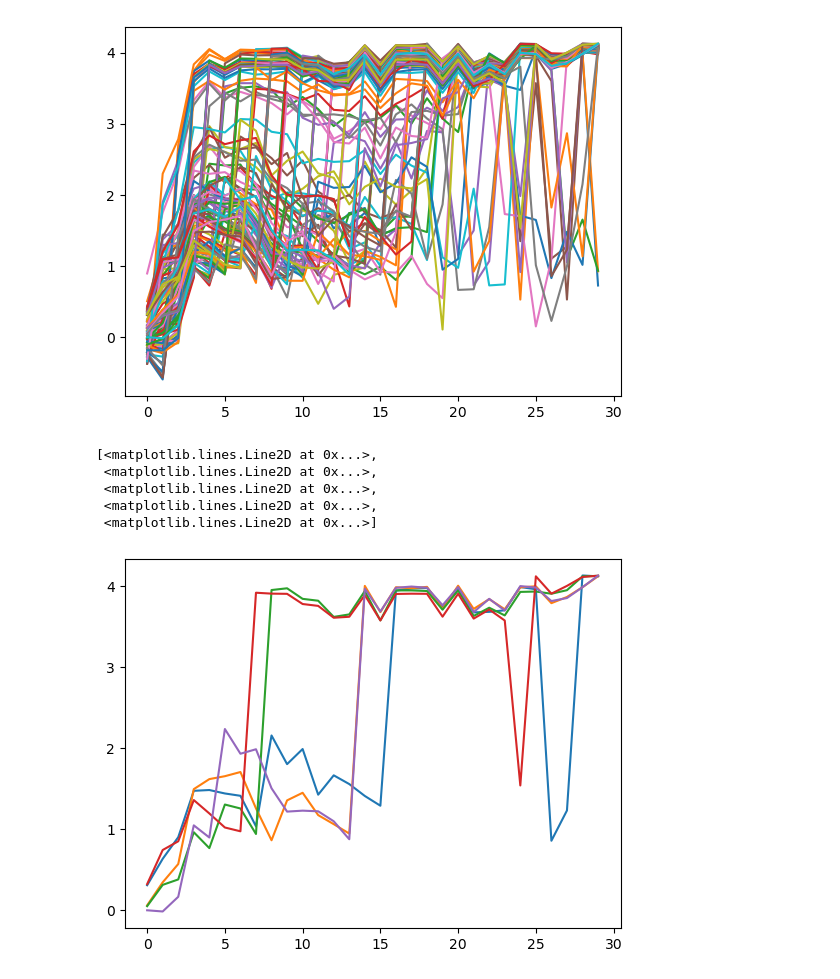
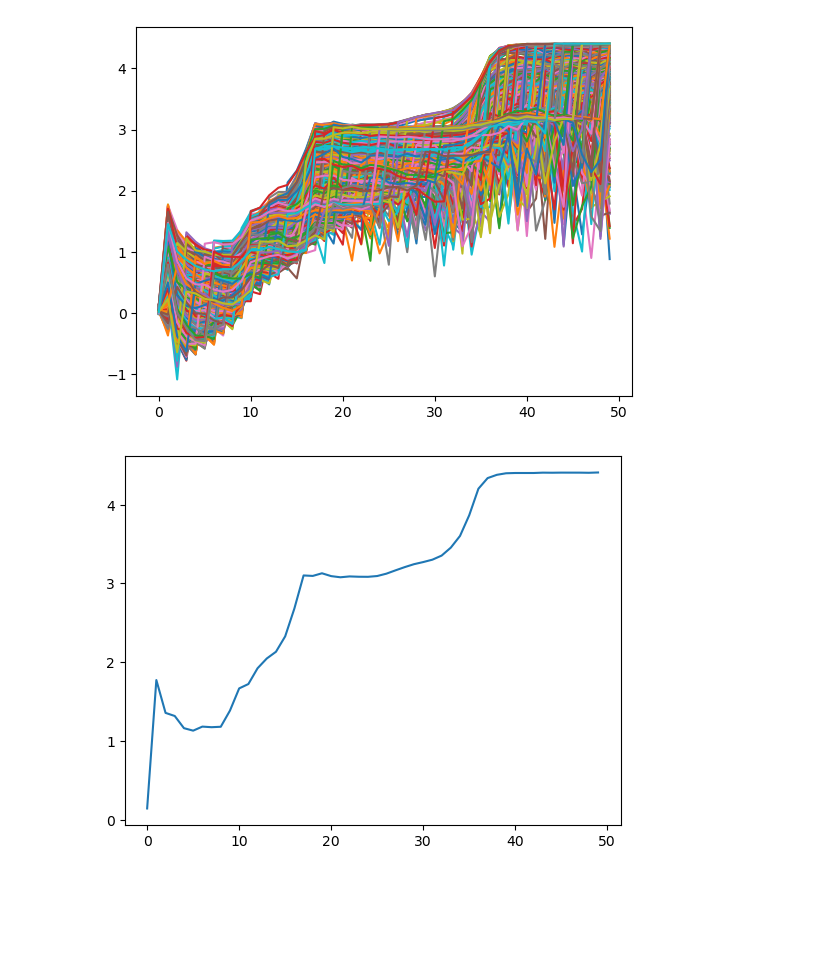
Before and after one commit to naqib-a/MATH-70141, a Jupyter notebook: CW/iterated game.ipynb, the cells around one changed output. Drawn from its saved outputs; the diff is of its cells as text; code cells hidden in the pictures; blank space fills up the shorter version.

Commit message:
900m graph

```diff
--- a/CW/iterated game.ipynb
+++ b/CW/iterated game.ipynb
@@ -60,5 +60,5 @@ strategies = [insist, compromise, titfortat,
 # %%
-def game(strategy_A, strategy_B, N, priorities=[A, B],):
+def game(strategy_A, strategy_B, N, priorities=[A, B]):
     priorities = np.array(priorities)
     choices = [[], []]
     for _ in range(N):
@@ -68,7 +68,7 @@ def game(strategy_A, strategy_B, N, priorities=[A, B],):
         choices[1].append(b)
     return np.transpose(np.array(choices))
 # %%
-choices = game(prioritised, compromise, N=100)
+choices = game(considerate, considerate, N=100)
 fig, ax = plt.subplots(3)
 fig.set_figheight(10)
 
@@ -148,61 +164,55 @@ array([[[1, 1],
 # %%
-def p_evolution(M, N, Q, replaced, rate):
+def p_evolution(M, N, Q, replaced, rate, priorities=[A, B]):
     scores = np.zeros([Q, M])
-    p = gen.uniform(size=[M, 4])
-    # p[0] = [0,1,0,1]
+    p = gen.uniform(size=[M, 3, 4])
     replaced = int(M * replaced)
 
     for k in range(Q):
         for i in range(M):
-            def s1(x): return stochastic(x, p[i])
+            def s1(x, y): return stochastic(x, p[i], y)
             for s2 in strategies:
+                payoffA = mean_payoffs(s1, s2, N=N)
+                # payoffB = mean_payoffs(s2, s1, N=N)
+                scores[k, i] += payoffA[0]
+                # scores[k, i] += payoffB[1]
 
-                payoffA = mean_payoffs(s1, s2, N=N)
-                payoffB = mean_payoffs(s2, s1, N=N)
-                scores[k, i] += payoffA[0]
-                scores[k, i] += payoffB[1]
-
-            for j in range(1,replaced+1):
+            for j in range(1, replaced+1):
                 if k == 0:
                     break
 
-                def s2(x): return stochastic(x, p[inds[-j]])
+                def s2(x, y): return stochastic(x, p[inds[-j]], y)
 
-                payoffA = mean_payoffs(s1, s2, N=N)
-                payoffB = mean_payoffs(s2, s1, N=N)
+                payoffA = mean_payoffs(s1, s2, N=N, priorities=priorities)
+                # payoffB = mean_payoffs(s2, s1, N=N, priorities=priorities)
                 scores[k, i] += payoffA[0]
-                scores[k, i] += payoffB[1]
+                # scores[k, i] += payoffB[1]
 
         inds = np.argsort(scores[k])
         p[inds[:replaced]] = np.clip(
-            p[inds[-replaced:]] + gen.normal(scale=rate, size = [replaced, 4]), 0, 1)
-    scores /= 2 * (replaced + len(strategies))
+            p[inds[-replaced:]] + gen.normal(scale=rate, size=[replaced, 3, 4]), 0, 1)
+    scores /= (replaced + len(strategies))
 
     inds = np.argsort(scores[-1])
-    scores = scores[:,inds]
+    scores = scores[:, inds]
     p = p[inds]
     return p, scores
 # %%
-M = 100  # number of strategies
+M = 1000  # number of strategies
 N = 100  # number of rounds each game
-Q = 30  # number of iterations
+Q = 50  # number of iterations
 replaced = 0.1  # proportion of strategies replaced each generation
 evolution_rate = 0.1  # rate of mutation
 
 p, scores = p_evolution(M, N, Q, replaced, evolution_rate)
 # %%
-bestscores = scores[:,-replaced:]
+bestscores = scores[:,-int(M * replaced):]
 plt.plot(scores)
 plt.show()
-plt.plot(scores[:,-5:])
+plt.plot(np.max(scores,axis=1))
+plt.show()
 # %% [output]
-[figure, old version]
+[figure, new version]
-[<matplotlib.lines.Line2D at 0x...>,
- <matplotlib.lines.Line2D at 0x...>,
- <matplotlib.lines.Line2D at 0x...>,
- <matplotlib.lines.Line2D at 0x...>,
- <matplotlib.lines.Line2D at 0x...>]
-[figure, old version]
+[figure, new version]
 # %%
 print(scores[-1])
 print(p)
```
Also changed, not shown: parts of 8 cells of this notebook.
